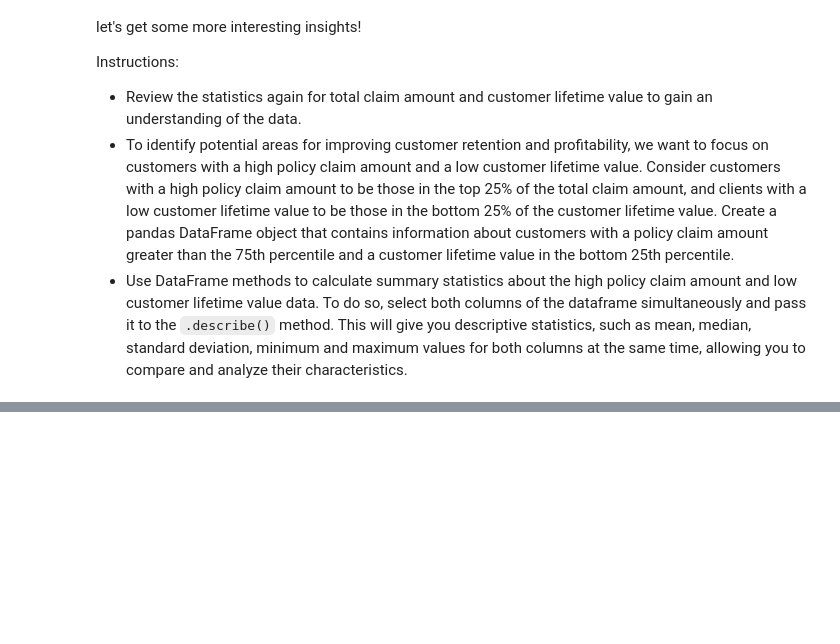
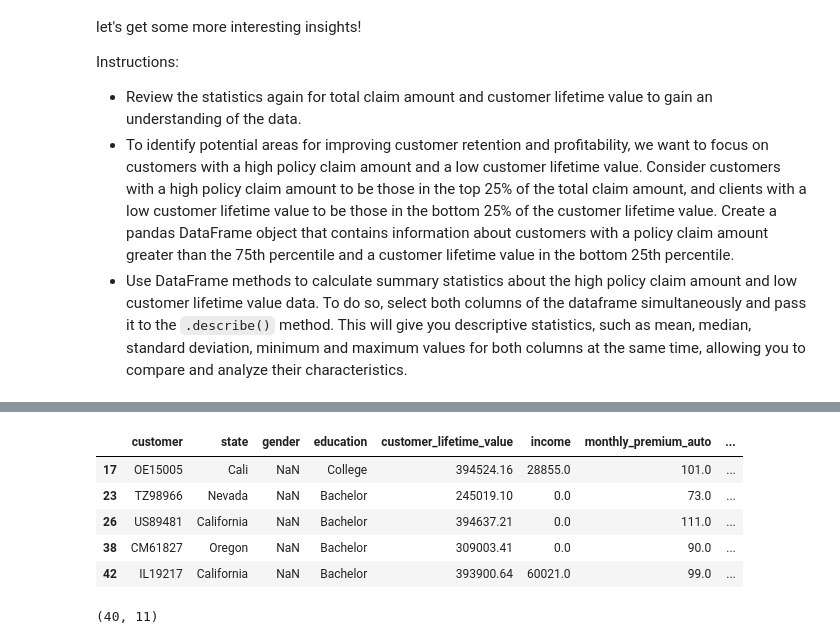
Before and after one commit to amatulghina/lab-dw-data-cleaning-and-formatting, a Jupyter notebook: lab-dw-data-cleaning-and-formatting.ipynb, the cells around one changed output, grey strips where cells are left out. Saved outputs shown, nothing was run; the diff lists cells and outputs as text; code cells hidden in the pictures; blank space fills up the shorter version.

```diff
--- a/lab-dw-data-cleaning-and-formatting.ipynb
+++ b/lab-dw-data-cleaning-and-formatting.ipynb
@@ -312,0 +407,13 @@ Instructions:
+# %%
+filtered_df.head()
+# %% [output]
+|  | customer | state | gender | education | customer_lifetime_value | income | monthly_premium_auto | ... |
+| 17 | OE15005 | Cali | NaN | College | 394524.16 | 28855.0 | 101.0 | ... |
+| 23 | TZ98966 | Nevada | NaN | Bachelor | 245019.10 | 0.0 | 73.0 | ... |
+| 26 | US89481 | California | NaN | Bachelor | 394637.21 | 0.0 | 111.0 | ... |
+| 38 | CM61827 | Oregon | NaN | Bachelor | 309003.41 | 0.0 | 90.0 | ... |
+| 42 | IL19217 | California | NaN | Bachelor | 393900.64 | 60021.0 | 99.0 | ... |
+# %%
+filtered_df.shape
+# %% [output]
+(40, 11)
```
Also changed, not shown: parts of 13 cells of this notebook.
